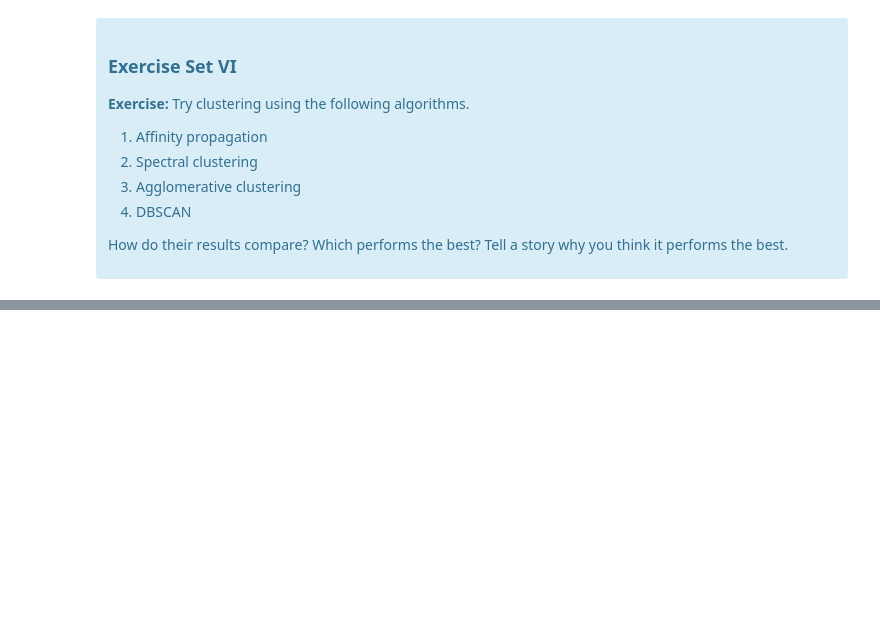
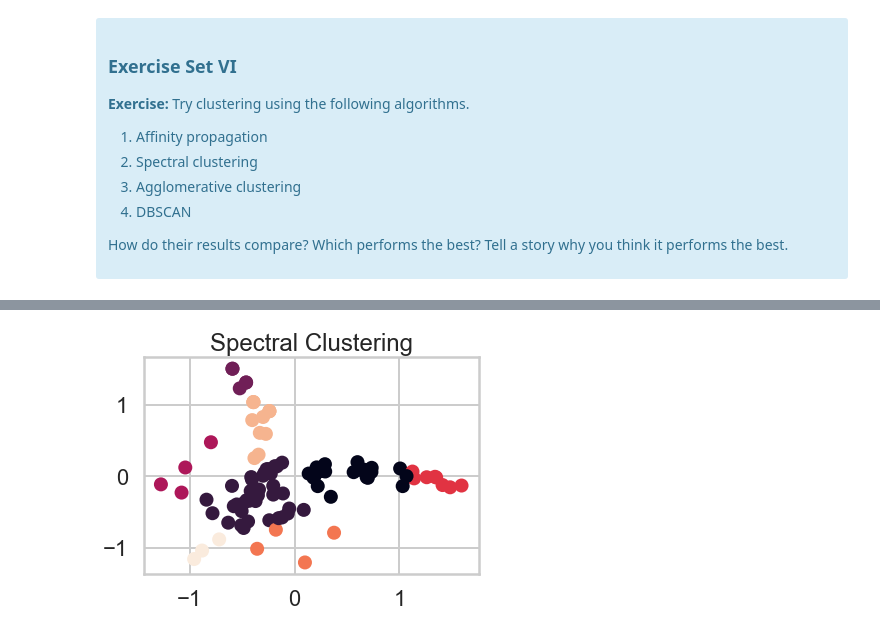
Before and after one commit to rachelraikar/Unit-10-Machine-Learning, a Jupyter notebook: clustering/Mini_Project_Clustering.ipynb, the cells around one changed output, grey strips where cells are left out. Drawn from its saved outputs; the diff is of its cells as text; code cells hidden in the pictures; blank space fills up the shorter version.

```diff
--- a/clustering/Mini_Project_Clustering.ipynb
+++ b/clustering/Mini_Project_Clustering.ipynb
@@ -561,6 +546,15 @@ AffinityPropagation(affinity='euclidean', convergence_iter=15, copy=True,
 # %%
 #Spectral Clustering
 from sklearn.cluster import SpectralClustering
+
+spectral_model = SpectralClustering()
+SC_prediction = spectral_model.fit_predict(features)
+
+plt.scatter(x, y,c=SC_prediction)
+plt.title('Spectral Clustering')
+plt.show()
+# %% [output]
+[figure, added]
 # %%
 #Agglomerative clustering
 from sklearn.cluster import AgglomerativeClustering
```
Also changed, not shown: parts of 12 cells of this notebook.
